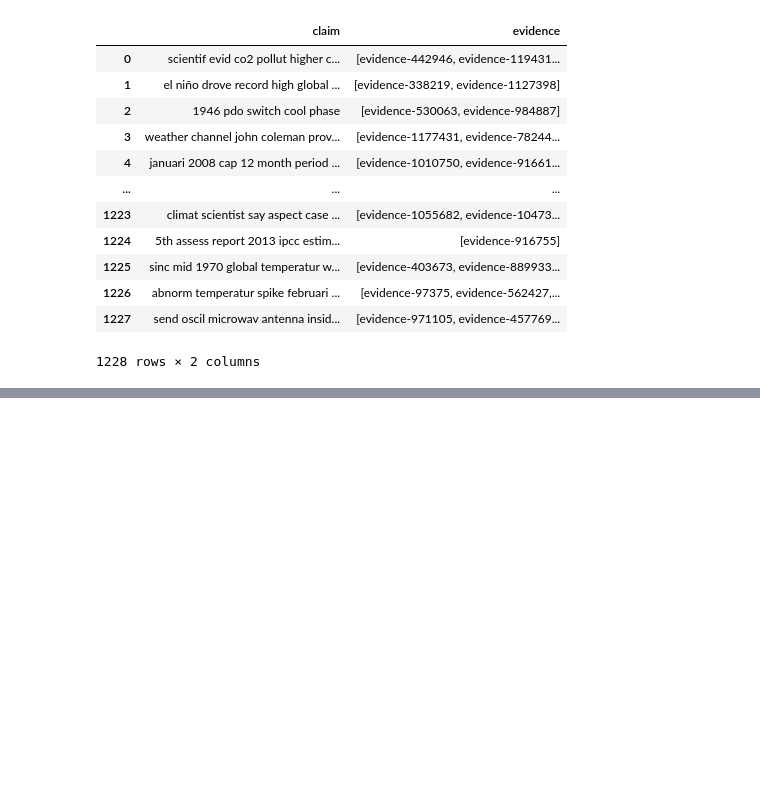
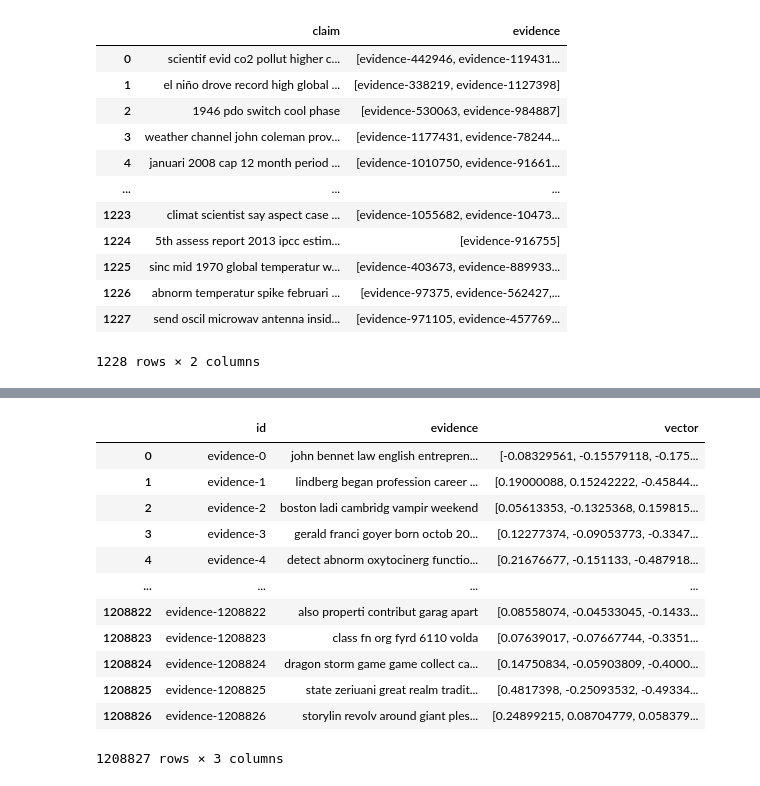
Before and after one commit to kexincchen/NLP-Project, a Jupyter notebook: eva.ipynb, the cells around one changed output, grey strips where cells are left out. Saved outputs shown, nothing was run; the diff lists cells and outputs as text; code cells hidden in the pictures; blank space fills up the shorter version.

```diff
--- a/eva.ipynb
+++ b/eva.ipynb
@@ -160,0 +118,24 @@ claims_df
+# %%
+# evidence_df["vector"] = ""
+# for i in range(evidence_df.shape[0]):
+#     inferred_vector = model.infer_vector(evidence_df["evidence"][i].split())
+#     evidence_df["vector"][i] = inferred_vector
+# evidence_df.to_csv('data/curated/evidence_vector.csv', index=False)
+
+evidence_df = pd.read_csv('data/curated/evidence_vector.csv', converters={
+    'vector': lambda x: np.array(x.strip("[]").split(), dtype='float')})
+evidence_df
+# %% [output]
+|  | id | evidence | vector |
+| 0 | evidence-0 | john bennet law english entrepren... | [-0.08329561, -0.15579118, -0.175... |
+| 1 | evidence-1 | lindberg began profession career ... | [0.19000088, 0.15242222, -0.45844... |
+| 2 | evidence-2 | boston ladi cambridg vampir weekend | [0.05613353, -0.1325368, 0.159815... |
+| 3 | evidence-3 | gerald franci goyer born octob 20... | [0.12277374, -0.09053773, -0.3347... |
+| 4 | evidence-4 | detect abnorm oxytocinerg functio... | [0.21676677, -0.151133, -0.487918... |
+| ... | ... | ... | ... |
+| 1208822 | evidence-1208822 | also properti contribut garag apart | [0.08558074, -0.04533045, -0.1433... |
+| 1208823 | evidence-1208823 | class fn org fyrd 6110 volda | [0.07639017, -0.07667744, -0.3351... |
+| 1208824 | evidence-1208824 | dragon storm game game collect ca... | [0.14750834, -0.05903809, -0.4000... |
+| 1208825 | evidence-1208825 | state zeriuani great realm tradit... | [0.4817398, -0.25093532, -0.49334... |
+| 1208826 | evidence-1208826 | storylin revolv around giant ples... | [0.24899215, 0.08704779, 0.058379... |
+1208827 rows × 3 columns
```
Also changed, not shown: parts of 30 cells of this notebook, 6 other files.
